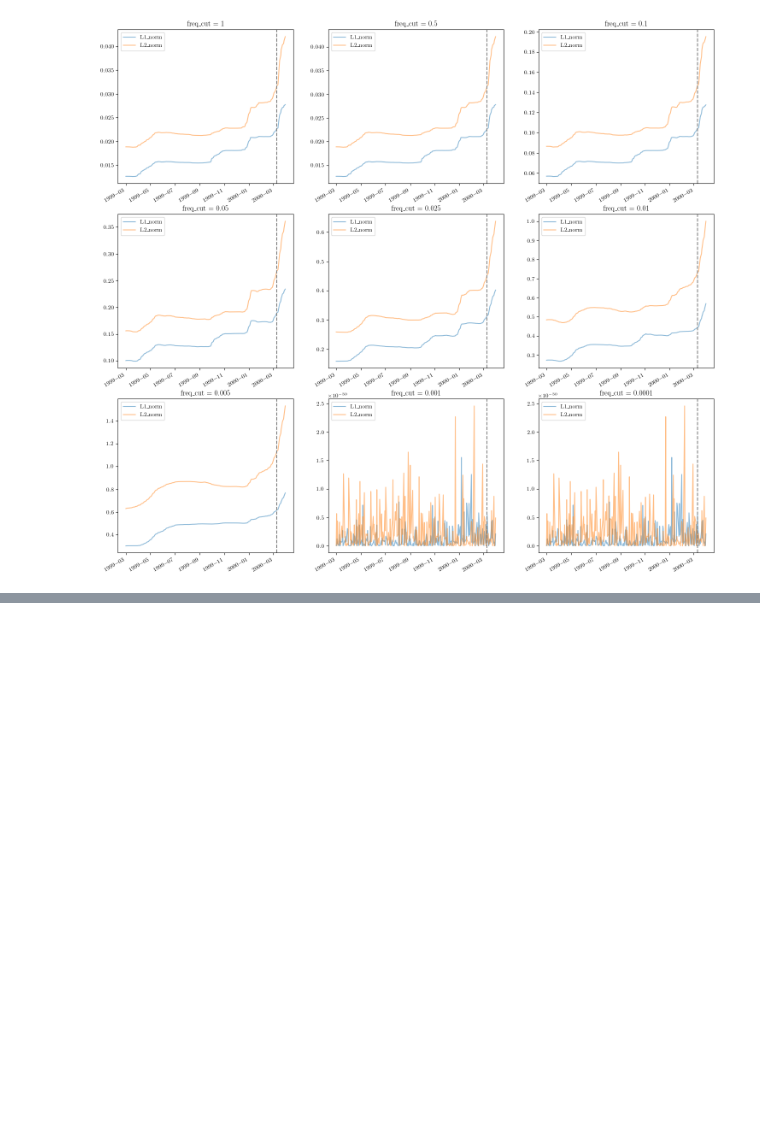
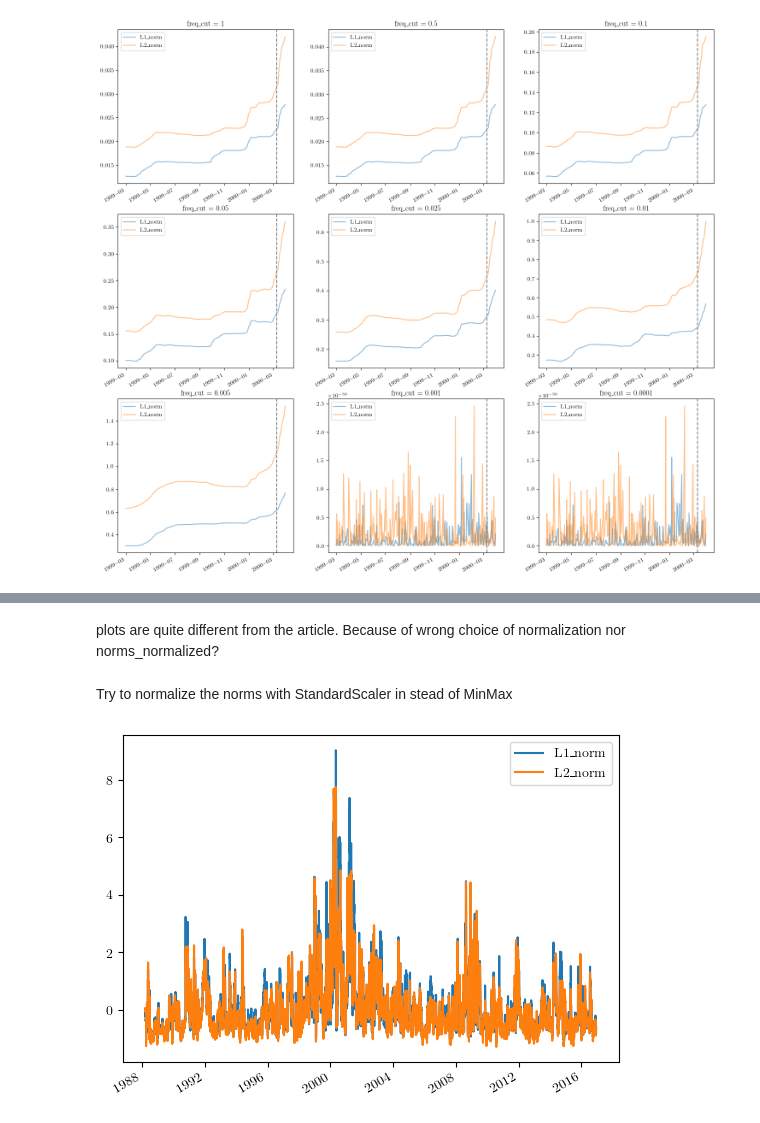
Before and after one commit to FloerHogy/FinancialTimeSeriesTDA, a Jupyter notebook: Project TDA/ProjectTDA.ipynb, the cells around one changed output, grey strips where cells are left out. Cells and saved outputs as stored; diff of their text form; code cells hidden in the pictures; blank space fills up the shorter version.

```diff
--- a/Project TDA/ProjectTDA.ipynb
+++ b/Project TDA/ProjectTDA.ipynb
@@ -740,0 +769,13 @@ plt.show()
+# %% [markdown]
+plots are quite different from the article. Because of wrong choice of normalization nor norms_normalized?
+# %% [markdown]
+Try to normalize the norms with StandardScaler in stead of MinMax
+# %%
+minmax = StandardScaler()
+norms_normalized_SS = pd.DataFrame(minmax.fit_transform(Norms_ln),columns = Norms_ln.columns)
+norms_normalized_SS.set_index(Norms_ln.index, inplace = True)
+
+norms_normalized_SS.plot()
+plt.show()
+# %% [output]
+[figure, added]
```
Also changed, not shown: parts of 3 cells of this notebook.
